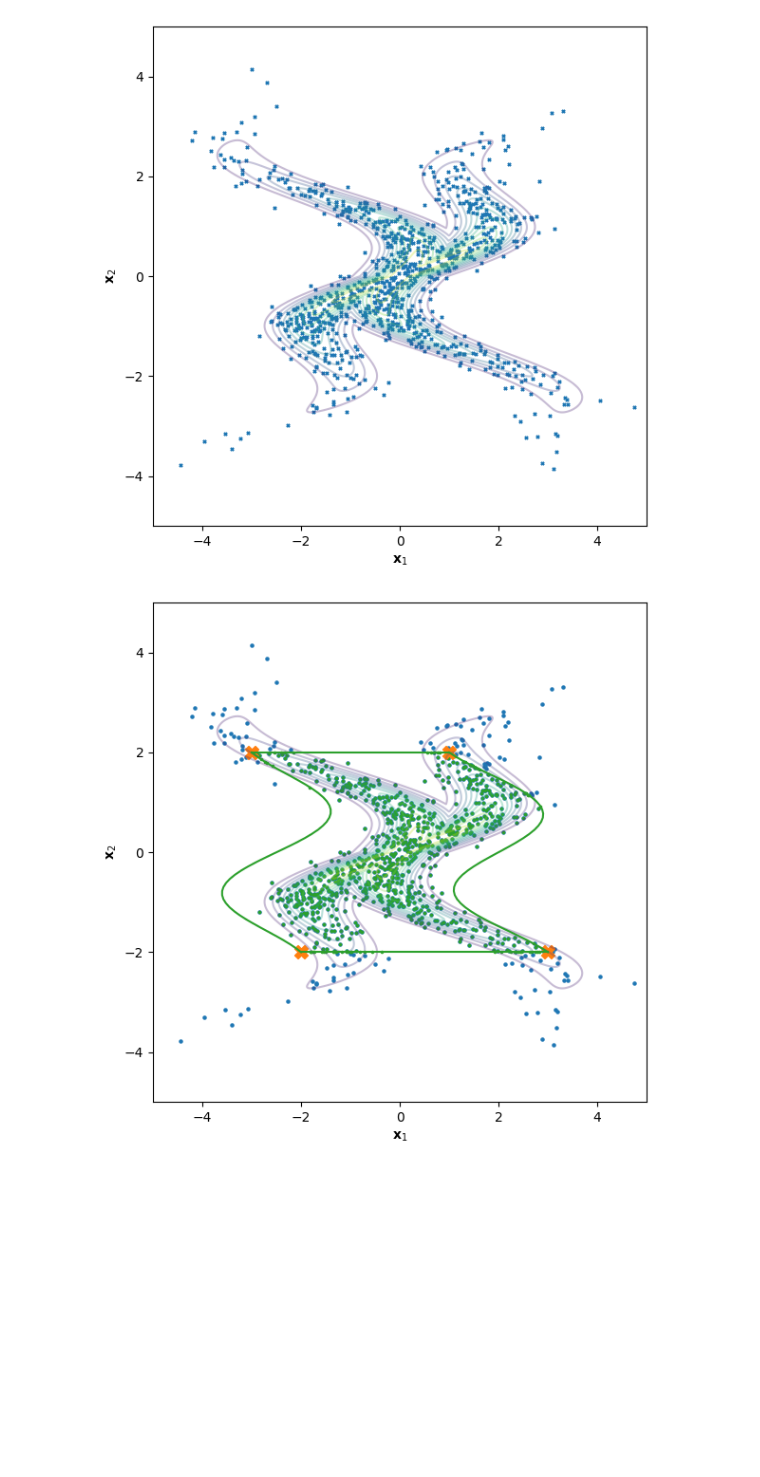
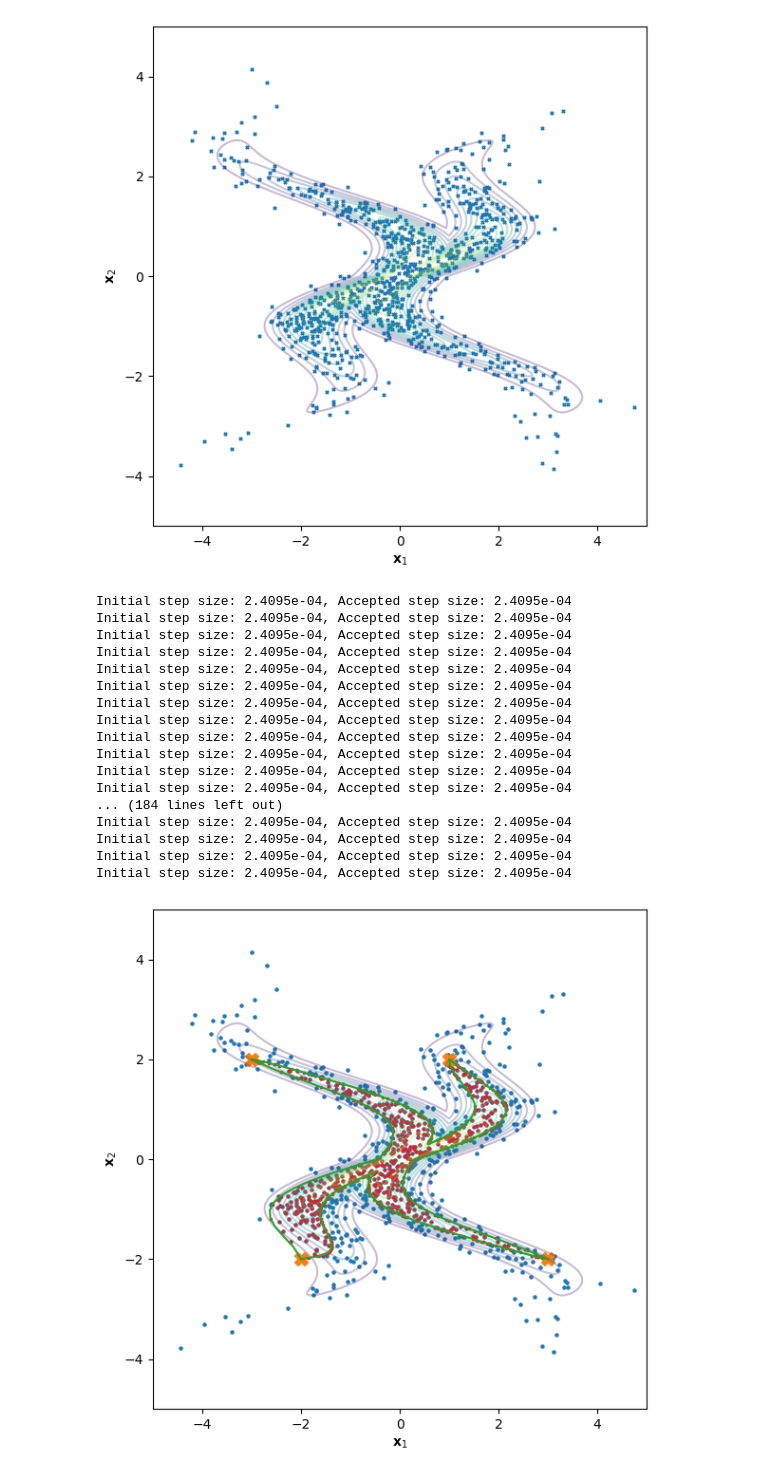
Before and after one commit to wdiepeveen/Riemannian-Archetypal-Analysis, a Jupyter notebook: river_cross_starflow.ipynb, the cells around one changed output. Cells and saved outputs as stored; diff of their text form; code cells hidden in the pictures; blank space fills up the shorter version.

```diff
--- a/river_cross_starflow.ipynb
+++ b/river_cross_starflow.ipynb
@@ -185,53 +188,90 @@ plt.show()
 # %%
 # construct RAM
 phi_ram = RiemannianArchetypalMapping(phi_manifold, archetypes)
-Omega_ram = RiemannianArchetypalMapping(Omega_manifold, archetypes)
+# Omega_ram = RiemannianArchetypalMapping(Omega_manifold, archetypes)
+
+relaxed_phi_ram = RelaxedRiemannianArchetypalMapping(phi_manifold, archetypes)
+relaxed_Omega_ram = RelaxedRiemannianArchetypalMapping(Omega_manifold, archetypes)
+
+exact_phi_ram = ExactRiemannianArchetypalMapping(phi_manifold, archetypes)
+exact_Omega_ram = ExactRiemannianArchetypalMapping(Omega_manifold, archetypes, phi_manifold)
 # %%
 with torch.no_grad():
     # project data
-    phi_ram_projected_data = phi_ram.forward(data)
-    Omega_ram_projected_data = Omega_ram.forward(data)
+    relaxed_Omega_ram_projected_data = relaxed_Omega_ram.forward(data)
+    exact_Omega_ram_projected_data = exact_Omega_ram.forward(data)
 
     # compute enclosing geodesics
-    phi_geodesics = torch.zeros(4, 50, 2)
     Omega_geodesics = torch.zeros(4, 50, 2)
     t = torch.linspace(0, 1, 50)
     for i in range(4):
-        phi_geodesics[i] = phi_manifold.geodesic(archetypes[i][None,None], archetypes[(i+1)%4][None,None], t)[0,0]
         Omega_geodesics[i] = Omega_manifold.geodesic(archetypes[i][None,None], archetypes[(i+1)%4][None,None], t)[0,0]
+
+relaxed_errors_Omega_ram = torch.norm(relaxed_Omega_ram_projected_data - data, dim=-1)
+exact_errors_Omega_ram = torch.norm(exact_Omega_ram_projected_data - data, dim=-1)
 
 # plot projected data
 plt.figure(figsize=(6, 6))
 plt.contour(X.numpy(), Y.numpy(), log_probs_multi.numpy(), levels=10, cmap='viridis', alpha=0.3)
 plt.scatter(data[:, 0].numpy(), data[:, 1].numpy(), color=plt.cm.tab10(0), marker='o', s=5)
 for i in range(4):
-    plt.plot(phi_geodesics[i,:,0].numpy(), phi_geodesics[i,:,1].numpy(), color=plt.cm.tab10(2))
-plt.scatter(phi_ram_projected_data[:, 0].numpy(), phi_ram_projected_data[:, 1].numpy(), color=plt.cm.tab10(2), marker='o', s=2.5)
+    plt.plot(Omega_geodesics[i,:,0].numpy(), Omega_geodesics[i,:,1].numpy(), color=plt.cm.tab10(2))
+plt.scatter(relaxed_Omega_ram_projected_data[:, 0].numpy(), relaxed_Omega_ram_projected_data[:, 1].numpy(), color=plt.cm.tab10(3), marker='o', s=2.5)
 for i in range(4):
     plt.scatter(archetypes[i, 0].numpy(), archetypes[i, 1].numpy(), color=plt.cm.tab10(1), marker='X', s=100)
 plt.xlabel(r'$\mathbf{x}_1$')
 plt.ylabel(r'$\mathbf{x}_2$')
 plt.xlim(-5, 5)
 plt.ylim(-5, 5)
 plt.tight_layout()
-plt.savefig(os.path.join(results_folder, "samples_phi_ram_projected.png"))
+plt.savefig(os.path.join(results_folder, "samples_ram_projected_relaxed_Omega.png"))
 plt.show()
+
 
 # plot projected data
 plt.figure(figsize=(6, 6))
 plt.contour(X.numpy(), Y.numpy(), log_probs_multi.numpy(), levels=10, cmap='viridis', alpha=0.3)
 plt.scatter(data[:, 0].numpy(), data[:, 1].numpy(), color=plt.cm.tab10(0), marker='o', s=5)
 for i in range(4):
     plt.plot(Omega_geodesics[i,:,0].numpy(), Omega_geodesics[i,:,1].numpy(), color=plt.cm.tab10(2))
-plt.scatter(Omega_ram_projected_data[:, 0].numpy(), Omega_ram_projected_data[:, 1].numpy(), color=plt.cm.tab10(2), marker='o', s=2.5)
+plt.scatter(exact_Omega_ram_projected_data[:, 0].numpy(), exact_Omega_ram_projected_data[:, 1].numpy(), color=plt.cm.tab10(3), marker='o', s=2.5)
 for i in range(4):
     plt.scatter(archetypes[i, 0].numpy(), archetypes[i, 1].numpy(), color=plt.cm.tab10(1), marker='X', s=100)
 plt.xlabel(r'$\mathbf{x}_1$')
 plt.ylabel(r'$\mathbf{x}_2$')
 plt.xlim(-5, 5)
 plt.ylim(-5, 5)
 plt.tight_layout()
-plt.savefig(os.path.join(results_folder, "samples_Omega_ram_projected.png"))
+plt.savefig(os.path.join(results_folder, "samples_ram_projected_exact_Omega.png"))
 plt.show()
+
+# plot errors
+plt.figure(figsize=(6, 6))
+plt.scatter(relaxed_errors_Omega_ram.numpy(), exact_errors_Omega_ram.numpy(), color=plt.cm.tab10(0), marker='o', s=5)
+plt.plot([0, 4], [0, 4], color='gray', linestyle='--')
+plt.xlabel("Relaxed RAM error")
+plt.ylabel("Exact RAM error")
+plt.xlim(0, 4)
+plt.ylim(0, 4)
+plt.tight_layout()
+plt.savefig(os.path.join(results_folder, "errors_ram_Omega.png"))
+plt.show()
 # %% [output]
+Initial step size: 2.4095e-04, Accepted step size: 2.4095e-04
+Initial step size: 2.4095e-04, Accepted step size: 2.4095e-04
+Initial step size: 2.4095e-04, Accepted step size: 2.4095e-04
+Initial step size: 2.4095e-04, Accepted step size: 2.4095e-04
+Initial step size: 2.4095e-04, Accepted step size: 2.4095e-04
+Initial step size: 2.4095e-04, Accepted step size: 2.4095e-04
+Initial step size: 2.4095e-04, Accepted step size: 2.4095e-04
+Initial step size: 2.4095e-04, Accepted step size: 2.4095e-04
+Initial step size: 2.4095e-04, Accepted step size: 2.4095e-04
+Initial step size: 2.4095e-04, Accepted step size: 2.4095e-04
+Initial step size: 2.4095e-04, Accepted step size: 2.4095e-04
+Initial step size: 2.4095e-04, Accepted step size: 2.4095e-04
+... (184 lines left out)
+Initial step size: 2.4095e-04, Accepted step size: 2.4095e-04
+Initial step size: 2.4095e-04, Accepted step size: 2.4095e-04
+Initial step size: 2.4095e-04, Accepted step size: 2.4095e-04
+Initial step size: 2.4095e-04, Accepted step size: 2.4095e-04
-[figure, old version]
+[figure, new version]
```
Also changed, not shown: parts of 3 cells of this notebook, 14 other files.
